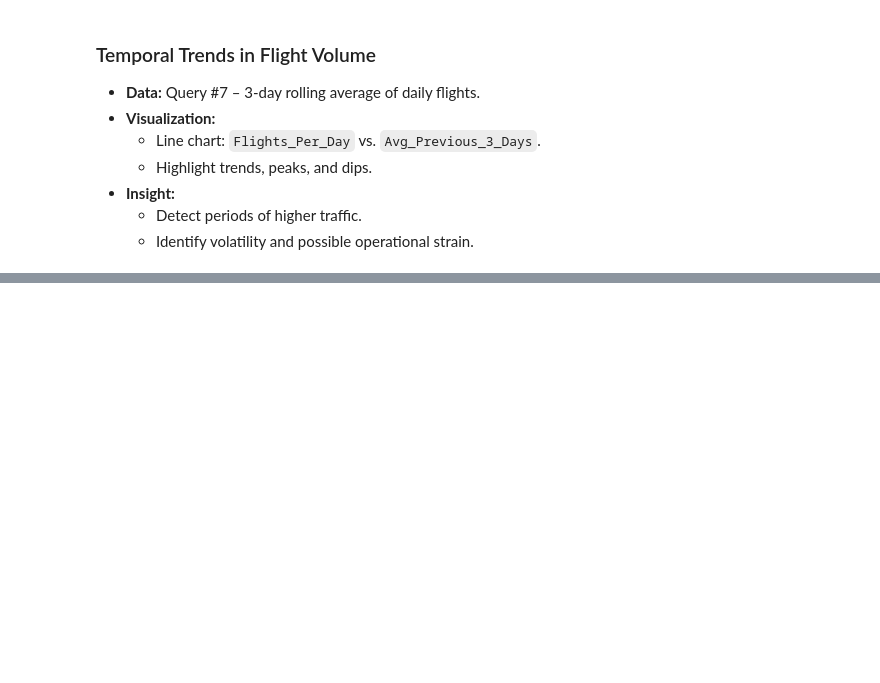
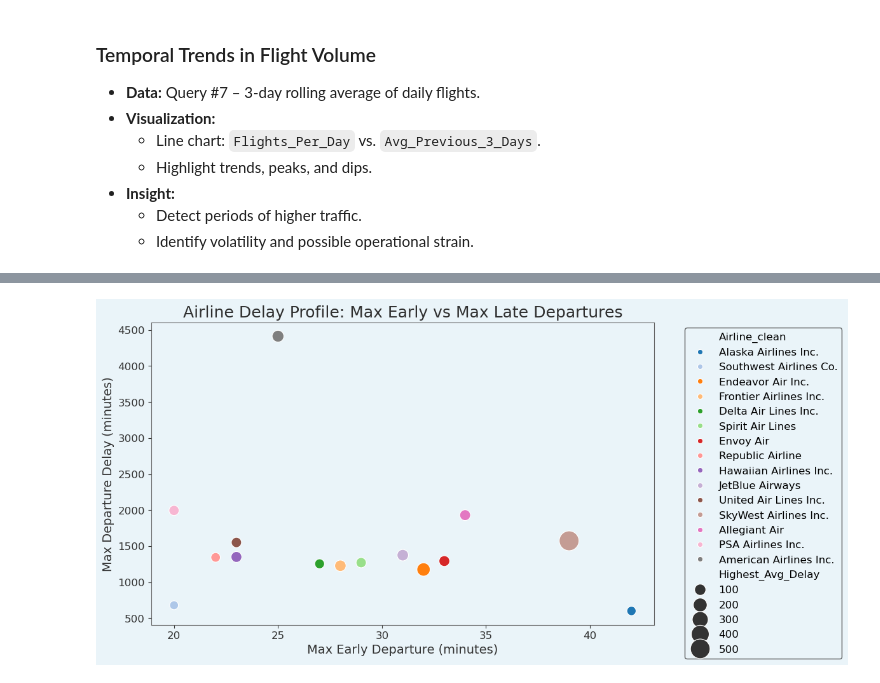
Before and after one commit to gentrylamb/dsan6300-final-project, a Jupyter notebook: website/code.ipynb, the cells around one changed output, grey strips where cells are left out. Saved outputs shown, nothing was run; the diff lists cells and outputs as text; code cells hidden in the pictures; blank space fills up the shorter version.

```diff
--- a/website/code.ipynb
+++ b/website/code.ipynb
@@ -113,10 +113,10 @@ def use_custom_style(palette=continuous_palette):
 
 use_custom_style(continuous_palette)
 # Drop Airline Code information after colon for better viewing
-df_max_delay['Airline'] = df_max_delay['Airline'].str.split(':').str[0]
+df_max_delay['Airline_clean'] = df_max_delay['Airline'].str.split(':').str[0]
 # Create barplot of airline versus departure delay
 plt.figure(figsize=(10,8))
-sns.barplot(x="Max_Departure_Delay", y="Airline", data=df_max_delay, hue="Airline", legend=False)
+sns.barplot(x="Max_Departure_Delay", y="Airline_clean", data=df_max_delay, hue="Airline", legend=False)
 plt.title("Maximum Departure Delay by Airline")
 plt.xlabel("Delay (minutes)")
 plt.ylabel("Airline")
@@ -137,10 +137,10 @@ plt.show()
 
 use_custom_style(continuous_palette)
 # Drop Airline Code information after colon for better viewing
-df_early['Airline'] = df_early['Airline'].str.split(':').str[0]
+df_early['Airline_clean'] = df_early['Airline'].str.split(':').str[0]
 # Create barplot of airline versus early departure
 plt.figure(figsize=(10,8))
-sns.barplot(x="Max_Early_Departure", y="Airline", data=df_early, hue="Airline", legend=False)
+sns.barplot(x="Max_Early_Departure", y="Airline_clean", data=df_early, hue="Airline", legend=False)
 plt.title("Maximum Early Departure by Airline")
 plt.xlabel("Minutes Early")
 plt.ylabel("Airline")
@@ -185,10 +185,10 @@ plt.show()
 
 use_custom_style(category_palette)
 # Drop Airport city information before colon for better viewing
-df_airport['Airport_Name'] = df_airport['Airport_Name'].str.split(':').str[1]
+df_airport['Airport_Name_clean'] = df_airport['Airport_Name'].str.split(':').str[1]
 # Create barplot of day versus number of flights on avg
 plt.figure(figsize=(10,8))
-plt.bar(df_airport["Airport_Name"], df_airport["Highest_Avg_Delay"])
+plt.bar(df_airport["Airport_Name_clean"], df_airport["Highest_Avg_Delay"])
 plt.title("Airport with Highest Average Departure Delay")
 plt.ylabel("Average Departure Delay (minutes)")
 plt.xlabel("Airport")
@@ -329,0 +324,27 @@ plt.show()
+# %%
+#| label: airline-delay-profile
+
+# Merge datasets
+df_airline_delay = df_max_delay.merge(df_early.drop(columns=['Airline_clean']), on="Airline") \
+                               .merge(df_airport[['Airline_Name','Airport_Name','Highest_Avg_Delay']],
+                                      left_on='Airline', right_on='Airline_Name')
+
+plt.figure(figsize=(12,6))
+scatter = sns.scatterplot(
+    data=df_airline_delay,
+    x='Max_Early_Departure',
+    y='Max_Departure_Delay',
+    size='Highest_Avg_Delay',
+    hue='Airline_clean',
+    palette='tab20',
+    legend='brief',
+    sizes=(100,500),
+)
+plt.title("Airline Delay Profile: Max Early vs Max Late Departures")
+plt.xlabel("Max Early Departure (minutes)")
+plt.ylabel("Max Departure Delay (minutes)")
+plt.legend(bbox_to_anchor=(1.05, 1), loc='upper left')
+plt.tight_layout()
+plt.show()
+# %% [output]
+[figure, added]
```
Also changed, not shown: parts of 12 cells of this notebook, 23 other files.
